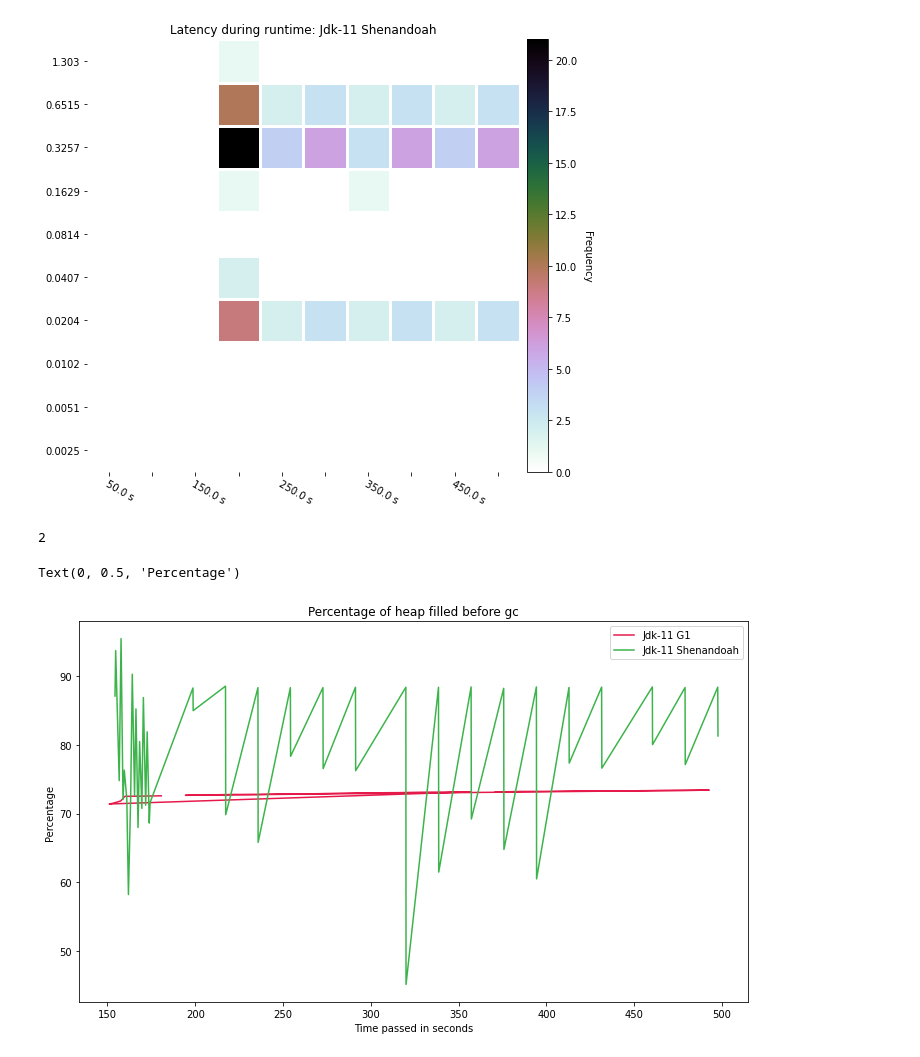
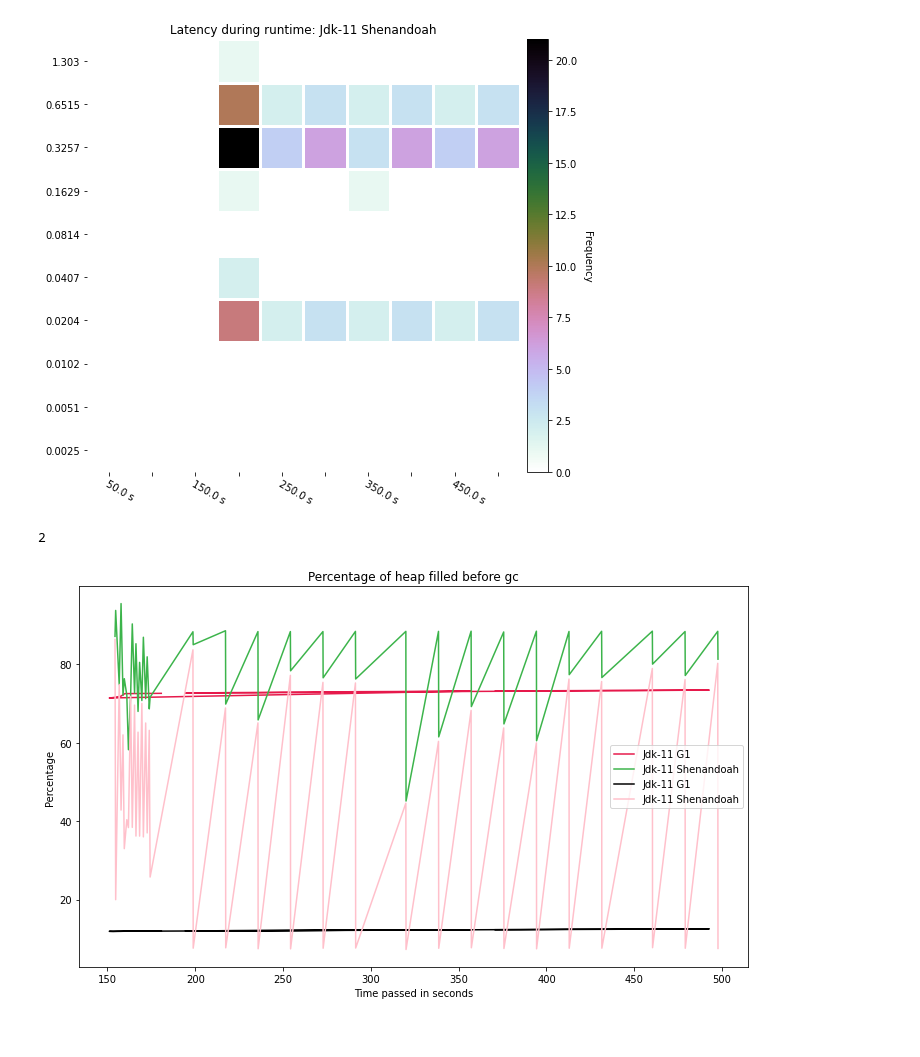
Before and after one commit to apple/GCGC, a Jupyter notebook: src/notebooks/analyze_logs_dev.ipynb, the cells around one changed output. Saved outputs shown, nothing was run; the diff lists cells and outputs as text; code cells hidden in the pictures.

Commit message:
Plotting both beforeand after GC

```diff
--- a/src/notebooks/analyze_logs_dev.ipynb
+++ b/src/notebooks/analyze_logs_dev.ipynb
@@ -509,13 +509,17 @@ plot_heatmaps_logarithmic(gc_event_dataframes,dimensions, filter_by = pauses_onl
 # %%
 from src.graphing.plotting import plot_percentages
 print(len(gc_event_dataframes))
 plot = plot_percentages(gc_event_dataframes, None, heap_before_gc,
          labels, max_percentage_values = [8000, 8000], column = "HeapBeforeGC",
          line_graph = True)
 plot.set_title("Percentage of heap filled before gc")
 plot.set_xlabel("Time passed in seconds")
 plot.set_ylabel("Percentage")
+
+
+plot = plot_percentages(gc_event_dataframes, None, heap_before_gc,
+         labels, max_percentage_values = [8000, 8000], column = "HeapAfterGC",
+         line_graph = True, plot = plot, colors = ["black", "pink"])
 # %% [output]
 2
-Text(0, 0.5, 'Percentage')
-[figure, old version]
+[figure, new version]
```
